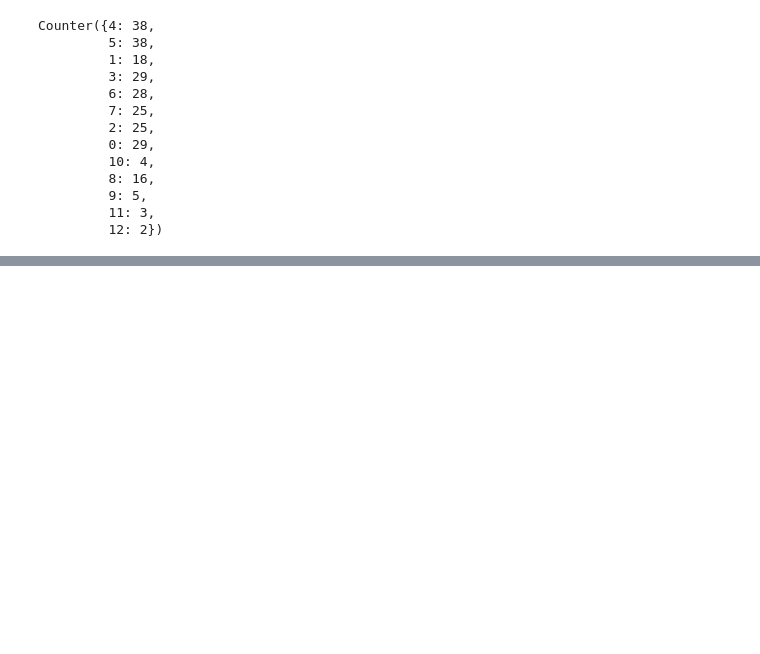
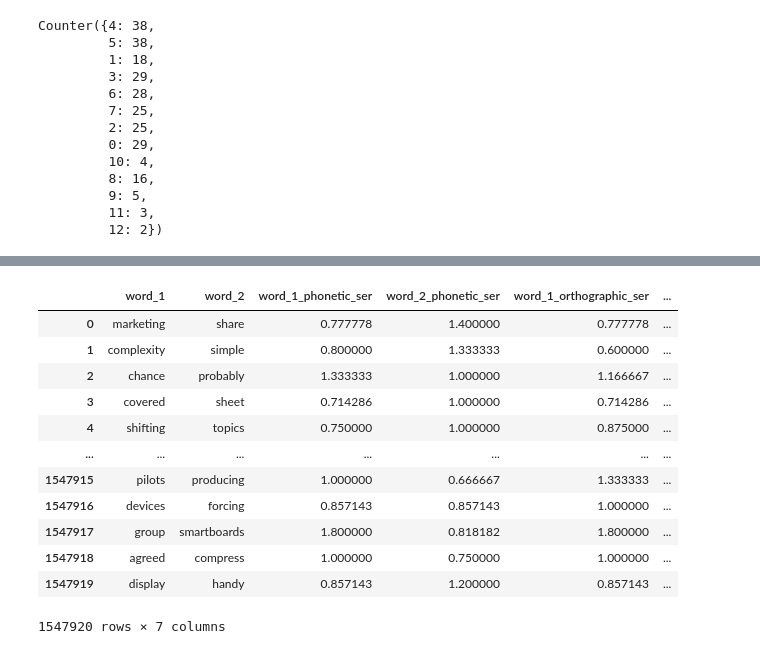
Before and after one commit to jayeshmahapatra/acoustic_word_embeddings, a Jupyter notebook: Embedding Evaluations.ipynb, the cells around one changed output, grey strips where cells are left out. Saved outputs shown, nothing was run; the diff lists cells and outputs as text; code cells hidden in the pictures; blank space fills up the shorter version.

```diff
--- a/Embedding Evaluations.ipynb
+++ b/Embedding Evaluations.ipynb
@@ -544,0 +505,2 @@ Counter({4: 38,
+# %%
+wordpairs_embedding_similarity = pd.read_csv('Data/wordpairs_test_embedding_similarity.txt')
@@ -544,0 +551,18 @@ Counter({4: 38,
+# %%
+wordpairs_distance = pd.merge(wordpairs_ser,wordpairs_embedding_similarity,on = ["word_1","word_2"])
+# %%
+wordpairs_distance
+# %% [output]
+|  | word_1 | word_2 | word_1_phonetic_ser | word_2_phonetic_ser | word_1_orthographic_ser | ... |
+| 0 | marketing | share | 0.777778 | 1.400000 | 0.777778 | ... |
+| 1 | complexity | simple | 0.800000 | 1.333333 | 0.600000 | ... |
+| 2 | chance | probably | 1.333333 | 1.000000 | 1.166667 | ... |
+| 3 | covered | sheet | 0.714286 | 1.000000 | 0.714286 | ... |
+| 4 | shifting | topics | 0.750000 | 1.000000 | 0.875000 | ... |
+| ... | ... | ... | ... | ... | ... | ... |
+| 1547915 | pilots | producing | 1.000000 | 0.666667 | 1.333333 | ... |
+| 1547916 | devices | forcing | 0.857143 | 0.857143 | 1.000000 | ... |
+| 1547917 | group | smartboards | 1.800000 | 0.818182 | 1.800000 | ... |
+| 1547918 | agreed | compress | 1.000000 | 0.750000 | 1.000000 | ... |
+| 1547919 | display | handy | 0.857143 | 1.200000 | 0.857143 | ... |
+1547920 rows × 7 columns
```
Also changed, not shown: parts of 27 cells of this notebook, 2 other files.
